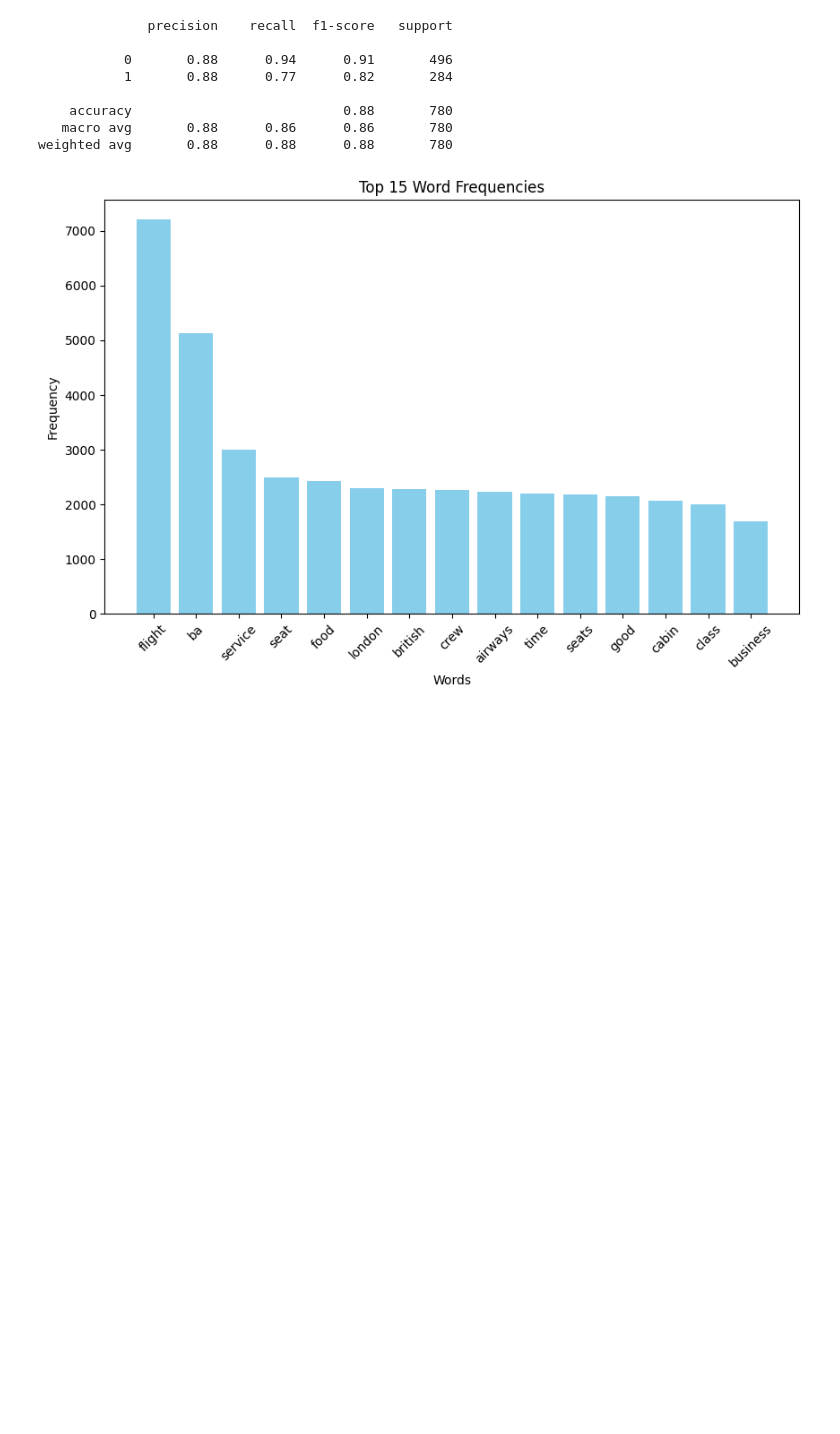
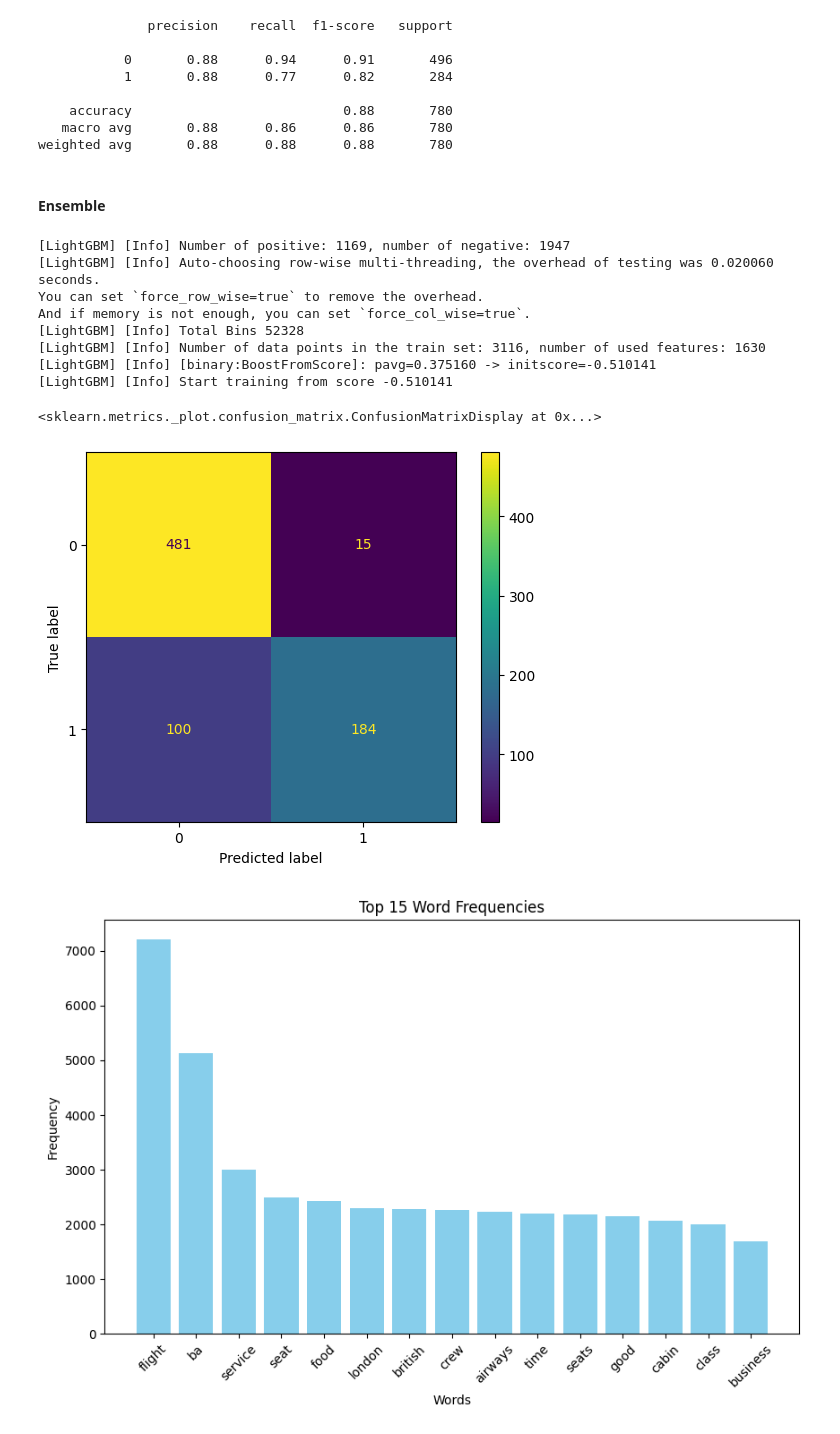
Before and after one commit to ryslipe/british_airlines, a Jupyter notebook: notebooks/03_sentiment_analysis.ipynb, the cells around one changed output. Cells and saved outputs as stored; diff of their text form; code cells hidden in the pictures; blank space fills up the shorter version.

Commit message:
hard voting classifier

```diff
--- a/notebooks/03_sentiment_analysis.ipynb
+++ b/notebooks/03_sentiment_analysis.ipynb
@@ -281,3 +281,39 @@ print(classification_report(y_test, y_pred_lgbm))
     accuracy                           0.88       780
    macro avg       0.88      0.86      0.86       780
 weighted avg       0.88      0.88      0.88       780
+# %% [markdown]
+#### Ensemble
+# %%
+# majority vote ensemble
+from sklearn.ensemble import VotingClassifier
+
+# create a voting classifier
+voting_classifier = VotingClassifier(
+    estimators= [
+        ('lr', log_reg),
+        ('bayes', nb),
+        ('lightgbm', lgbm),
+        ('rf', rf)
+    ], voting='hard'
+)
+# %%
+# fit the voting classifier
+voting_classifier.fit(X_train_tfidf, y_train)
+
+# predict
+y_pred_vote = voting_classifier.predict(X_test_tfidf)
+
+# confusion matrix
+# new confusion matrix display
+ConfusionMatrixDisplay.from_estimator(voting_classifier, X_test_tfidf, y_test)
+# %% [output]
+[LightGBM] [Info] Number of positive: 1169, number of negative: 1947
+[LightGBM] [Info] Auto-choosing row-wise multi-threading, the overhead of testing was 0.020060 seconds.
+You can set `force_row_wise=true` to remove the overhead.
+And if memory is not enough, you can set `force_col_wise=true`.
+[LightGBM] [Info] Total Bins 52328
+[LightGBM] [Info] Number of data points in the train set: 3116, number of used features: 1630
+[LightGBM] [Info] [binary:BoostFromScore]: pavg=0.375160 -> initscore=-0.510141
+[LightGBM] [Info] Start training from score -0.510141
+<sklearn.metrics._plot.confusion_matrix.ConfusionMatrixDisplay at 0x...>
+[figure, added]
```
Also changed, not shown: parts of 2 cells of this notebook.
